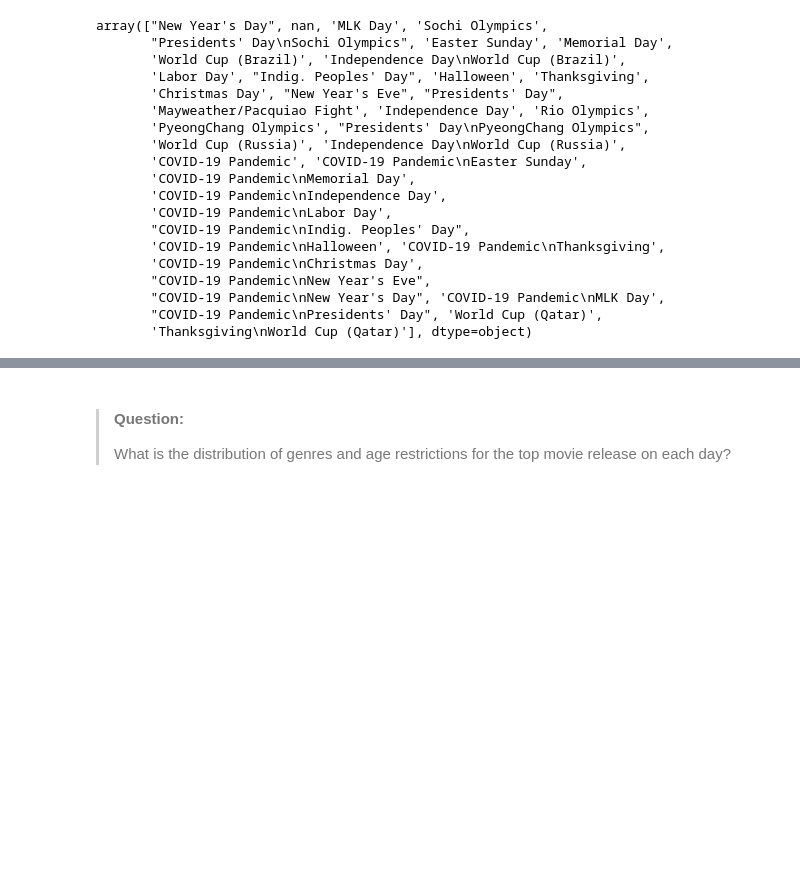
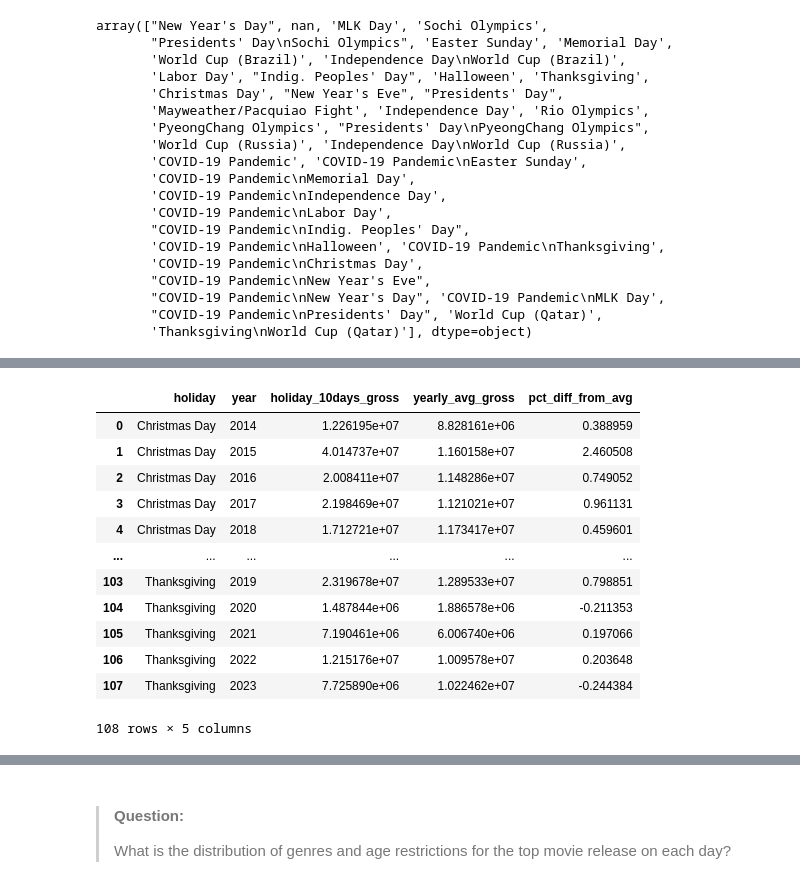
Before and after one commit to charJin/movie-theaters-analysis, a Jupyter notebook: notebooks/Analysis with questions.ipynb, the cells around one changed output, grey strips where cells are left out. Cells and saved outputs as stored; diff of their text form; code cells hidden in the pictures; blank space fills up the shorter version.

```diff
--- a/notebooks/Analysis with questions.ipynb
+++ b/notebooks/Analysis with questions.ipynb
@@ -391,0 +447,34 @@ array(["New Year's Day", nan, 'MLK Day', 'Sochi Olympics',
+# %%
+holiday_stats = (
+    holiday_windows.groupby(['holiday', 'year'])['gross_dollars']
+    .agg(holiday_10days_gross='mean')
+    .reset_index()
+)
+
+yearly_stats = (
+    movies_data.groupby('year')['gross_dollars']
+    .agg(yearly_avg_gross='mean')
+    .reset_index()
+)
+
+holiday_comparison_stats = holiday_stats.merge(yearly_stats, on='year')
+
+holiday_comparison_stats['pct_diff_from_avg'] = (
+    (holiday_comparison_stats['holiday_10days_gross'] - holiday_comparison_stats['yearly_avg_gross']) / holiday_comparison_stats['yearly_avg_gross']
+)
+
+holiday_comparison_stats
+# %% [output]
+|  | holiday | year | holiday_10days_gross | yearly_avg_gross | pct_diff_from_avg |
+| 0 | Christmas Day | 2014 | 1.226195e+07 | 8.828161e+06 | 0.388959 |
+| 1 | Christmas Day | 2015 | 4.014737e+07 | 1.160158e+07 | 2.460508 |
+| 2 | Christmas Day | 2016 | 2.008411e+07 | 1.148286e+07 | 0.749052 |
+| 3 | Christmas Day | 2017 | 2.198469e+07 | 1.121021e+07 | 0.961131 |
+| 4 | Christmas Day | 2018 | 1.712721e+07 | 1.173417e+07 | 0.459601 |
+| ... | ... | ... | ... | ... | ... |
+| 103 | Thanksgiving | 2019 | 2.319678e+07 | 1.289533e+07 | 0.798851 |
+| 104 | Thanksgiving | 2020 | 1.487844e+06 | 1.886578e+06 | -0.211353 |
+| 105 | Thanksgiving | 2021 | 7.190461e+06 | 6.006740e+06 | 0.197066 |
+| 106 | Thanksgiving | 2022 | 1.215176e+07 | 1.009578e+07 | 0.203648 |
+| 107 | Thanksgiving | 2023 | 7.725890e+06 | 1.022462e+07 | -0.244384 |
+108 rows × 5 columns
```
Also changed, not shown: parts of 9 cells of this notebook.
